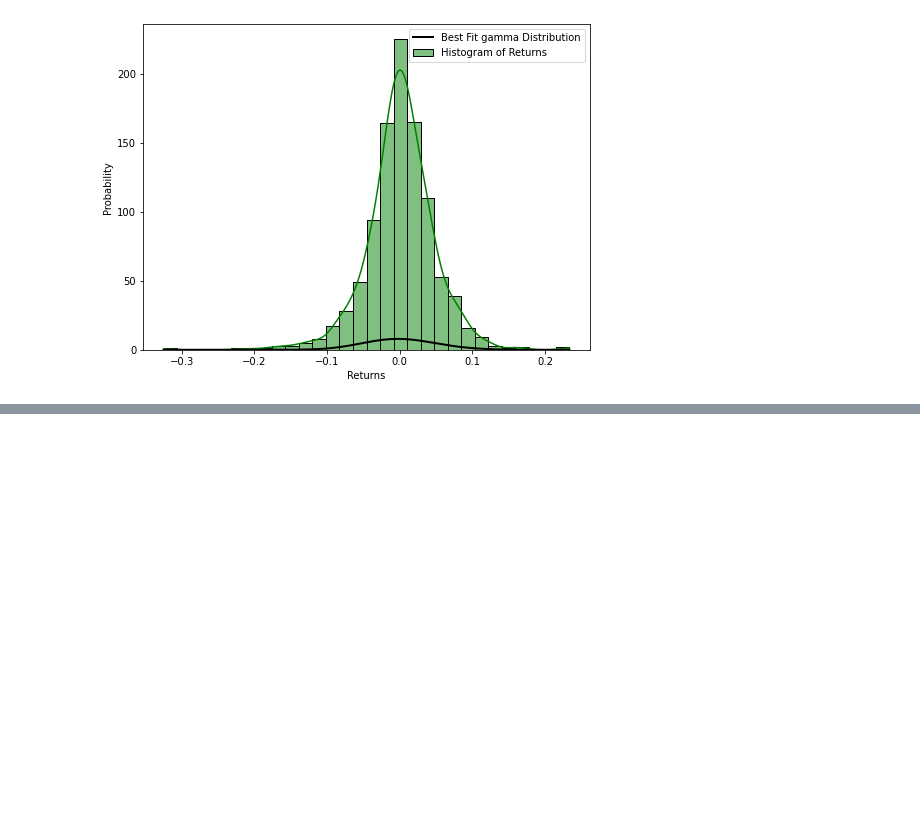
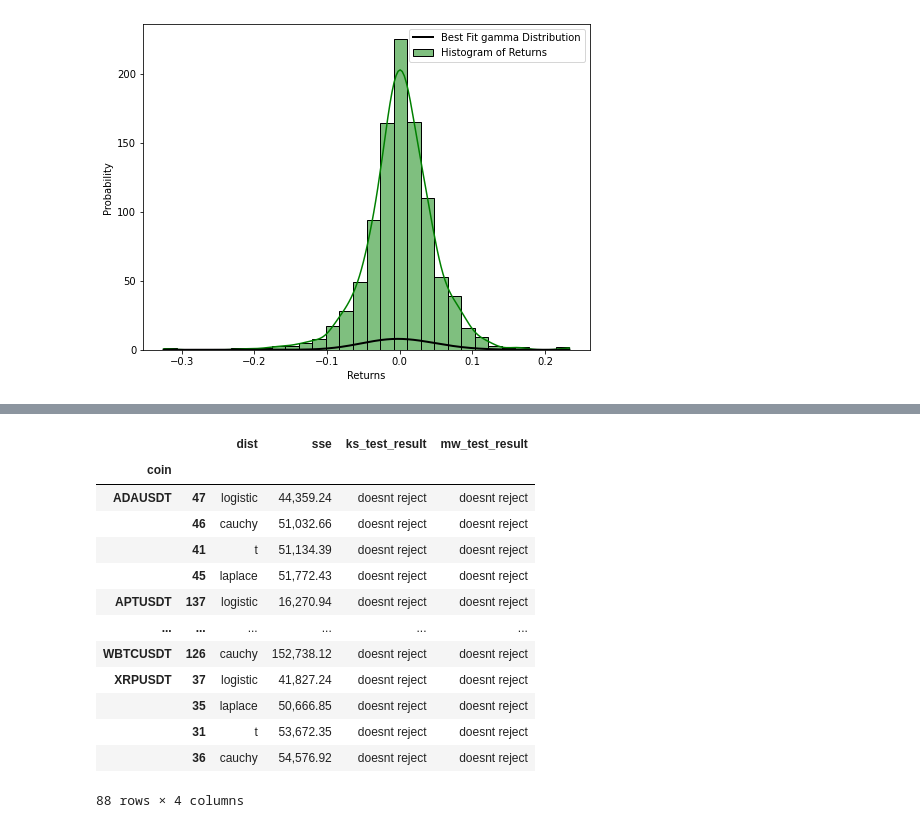
Before and after one commit to apastukhanov/idao_analytics, a Jupyter notebook: crypto_returns_dist.ipynb, the cells around one changed output, grey strips where cells are left out. Drawn from its saved outputs; the diff is of its cells as text; code cells hidden in the pictures; blank space fills up the shorter version.

Commit message:
calculated best dist for all coins

```diff
--- a/crypto_returns_dist.ipynb
+++ b/crypto_returns_dist.ipynb
@@ -338,3 +258,9 @@ def plot_distribution_with_sns(returns, best_distribution, best_params, num_bins
 plot_distribution_with_sns(returns, best_distribution, best_params)
 # %% [output]
 [figure]
+# %%
+basket = pd.read_csv('csv/coin_basket.csv')
+
+basket_list = [i+'USDT' for i in basket['symbol']]
+
+basket_list
@@ -340,0 +338,24 @@ plot_distribution_with_sns(returns, best_distribution, best_params)
+# %%
+def sort_group(group):
+    return group.sort_values('sse').loc[:, ['dist', 'sse', 'ks_test_result', 'mw_test_result']]
+
+stats_df= pd.DataFrame(dfs)
+stats_df = stats_df.loc[(stats_df['ks_test_result'] == 'doesnt reject' ) &
+             (stats_df['ks_test_result'] == 'doesnt reject' )].groupby('coin').apply(sort_group)
+# %%
+stats_df
+# %% [output]
+|  |  | dist | sse | ks_test_result | mw_test_result |
+| coin |  |  |  |  |  |
+| ADAUSDT | 47 | logistic | 44,359.24 | doesnt reject | doesnt reject |
+|  | 46 | cauchy | 51,032.66 | doesnt reject | doesnt reject |
+|  | 41 | t | 51,134.39 | doesnt reject | doesnt reject |
+|  | 45 | laplace | 51,772.43 | doesnt reject | doesnt reject |
+| APTUSDT | 137 | logistic | 16,270.94 | doesnt reject | doesnt reject |
+| ... | ... | ... | ... | ... | ... |
+| WBTCUSDT | 126 | cauchy | 152,738.12 | doesnt reject | doesnt reject |
+| XRPUSDT | 37 | logistic | 41,827.24 | doesnt reject | doesnt reject |
+|  | 35 | laplace | 50,666.85 | doesnt reject | doesnt reject |
+|  | 31 | t | 53,672.35 | doesnt reject | doesnt reject |
+|  | 36 | cauchy | 54,576.92 | doesnt reject | doesnt reject |
+88 rows × 4 columns
```
Also changed, not shown: parts of 12 cells of this notebook, 2 other files.
